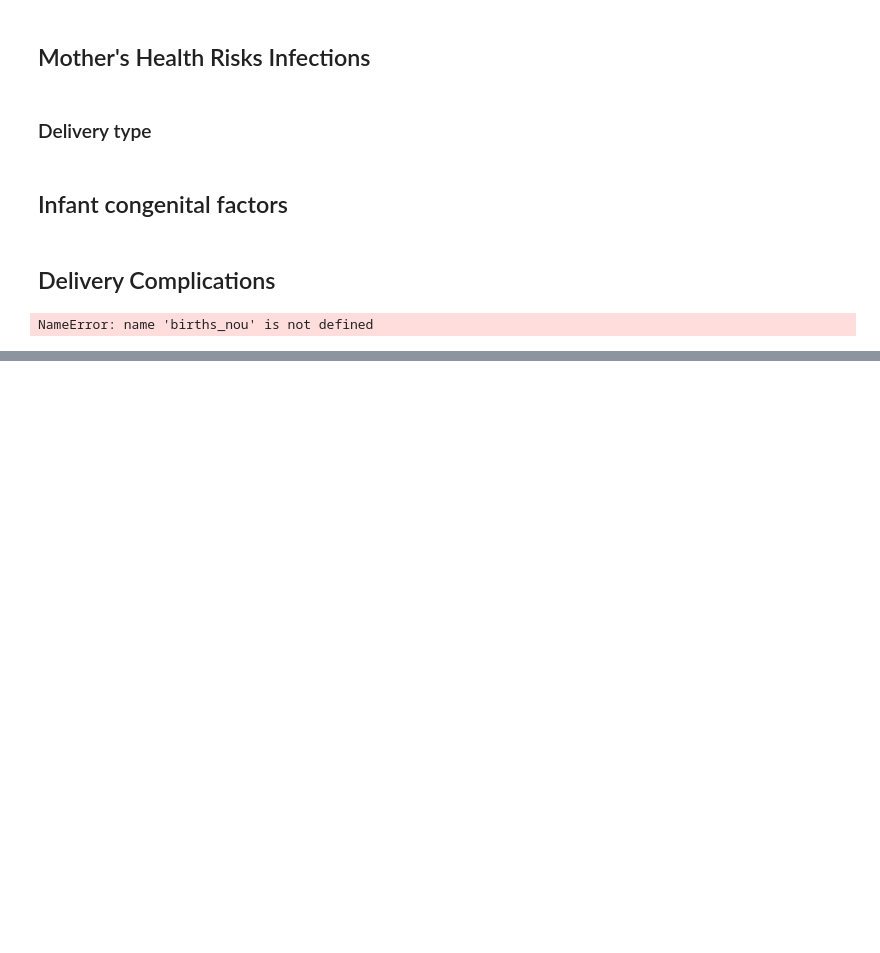
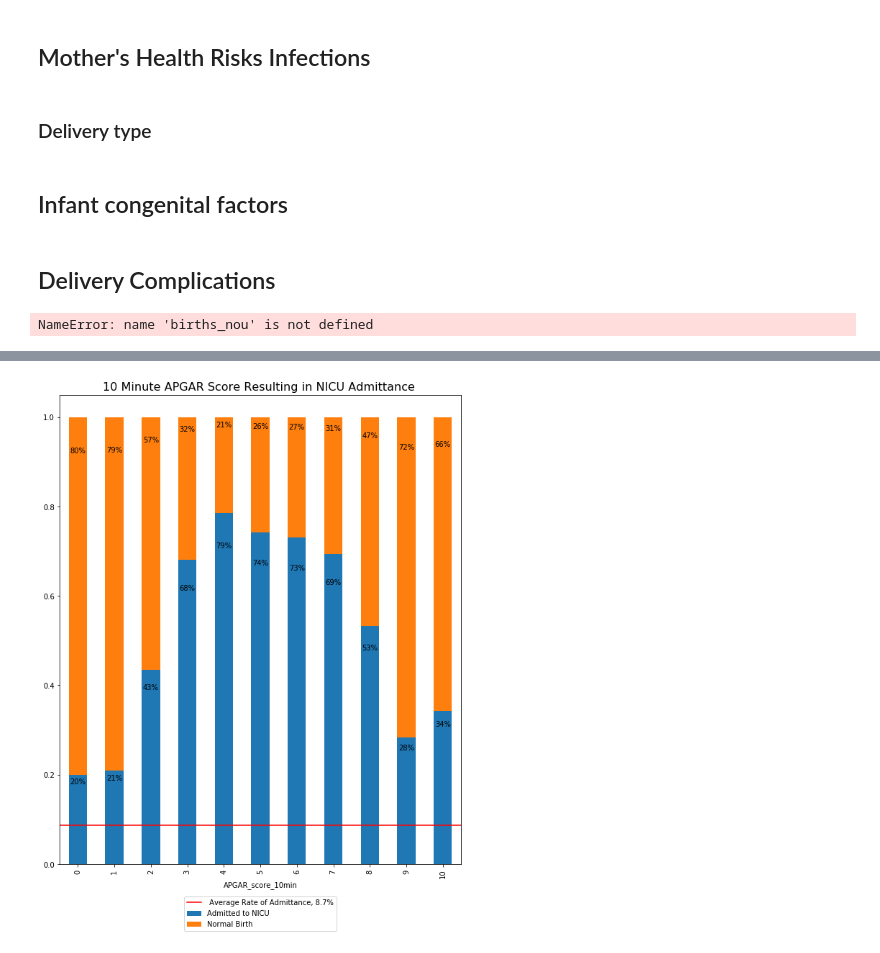
Before and after one commit to mkwasnica/CDC_capstone, a Jupyter notebook: notebooks/MK_Visualization.ipynb, the cells around one changed output, grey strips where cells are left out. Drawn from its saved outputs; the diff is of its cells as text; code cells hidden in the pictures; blank space fills up the shorter version.

```diff
--- a/notebooks/MK_Visualization.ipynb
+++ b/notebooks/MK_Visualization.ipynb
@@ -617,25 +627,28 @@ plt.savefig('./Saved_Visualizations/apgar5_barpct.png')
 # %%
 births_nou = remove_category(births_nou,'APGAR_score_10min',88)
 births_nou = remove_category(births_nou,'APGAR_score_10min',99)
-test = pct_bplot(births_nou,'APGAR_score_10min')
+test = pct_bplot2(births_nou,'APGAR_score_10min')
+
 test_plt = test.plot(kind = 'bar', stacked = True, legend = True,figsize=(10,12))
 plt.axhline(y=8.7/100, color='r', linestyle='-', label = '9%')
 #test_plt.set_xticklabels(fullnames_list)
 test_plt.set_title("10 Minute APGAR Score Resulting in NICU Admittance ", fontsize = 16)
 leg = test_plt.legend(labels=[' Average Rate of Admittance, 8.7%', 'Admitted to NICU', 'Normal Birth'],fontsize= 10, loc = 'lower center')
 #Adding annotation for percentages
 for p in test_plt.patches:
     width, height = p.get_width(), p.get_height()
     x, y = p.get_xy()
     test_plt.annotate('{:.0%}'.format(height), (p.get_x()+.5*width, p.get_y() + height*.9), ha = 'center', color = 'black')
 # Get the bounding box of the original legend
 bb = leg.get_bbox_to_anchor().inverse_transformed(test_plt.transAxes)
 # Change to location of the legend.
 yOffset = -.15
 bb.y0 += yOffset
 bb.y1 += yOffset
 leg.set_bbox_to_anchor(bb, transform = test_plt.transAxes)
 #(left, bottom, right, top)
 #plt.tight_layout(rect = (0,0,1.1,1))
-plt.savefig('./Saved_Visualizations/apgar5_barpct.pdf')
-plt.savefig('./Saved_Visualizations/apgar5_barpct.png')
+plt.savefig('./Saved_Visualizations/apgar10_barpct.pdf')
+plt.savefig('./Saved_Visualizations/apgar10_barpct.png')
+# %% [output]
+[figure, added]
```
Also changed, not shown: parts of 3 cells of this notebook, 4 other files.
